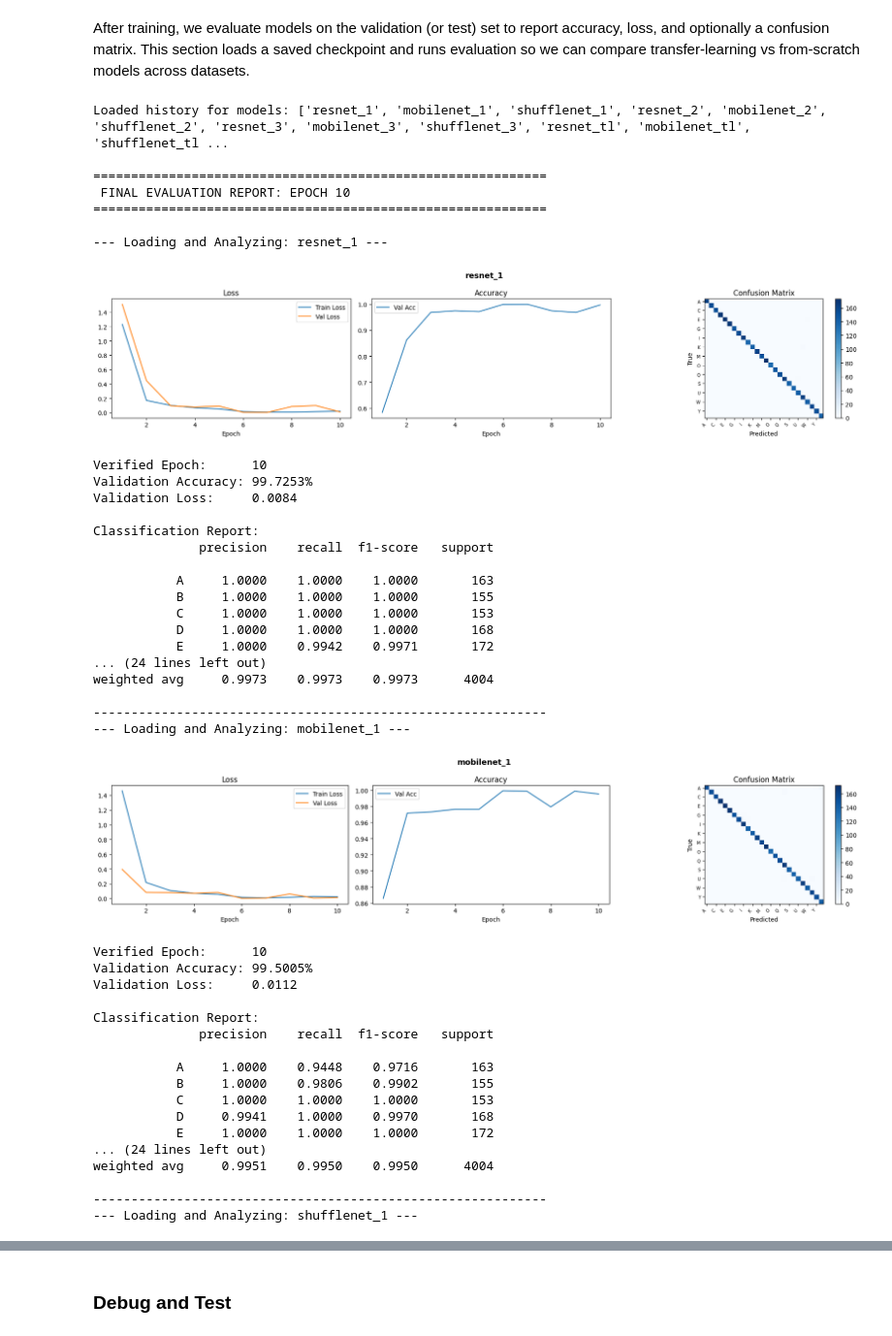
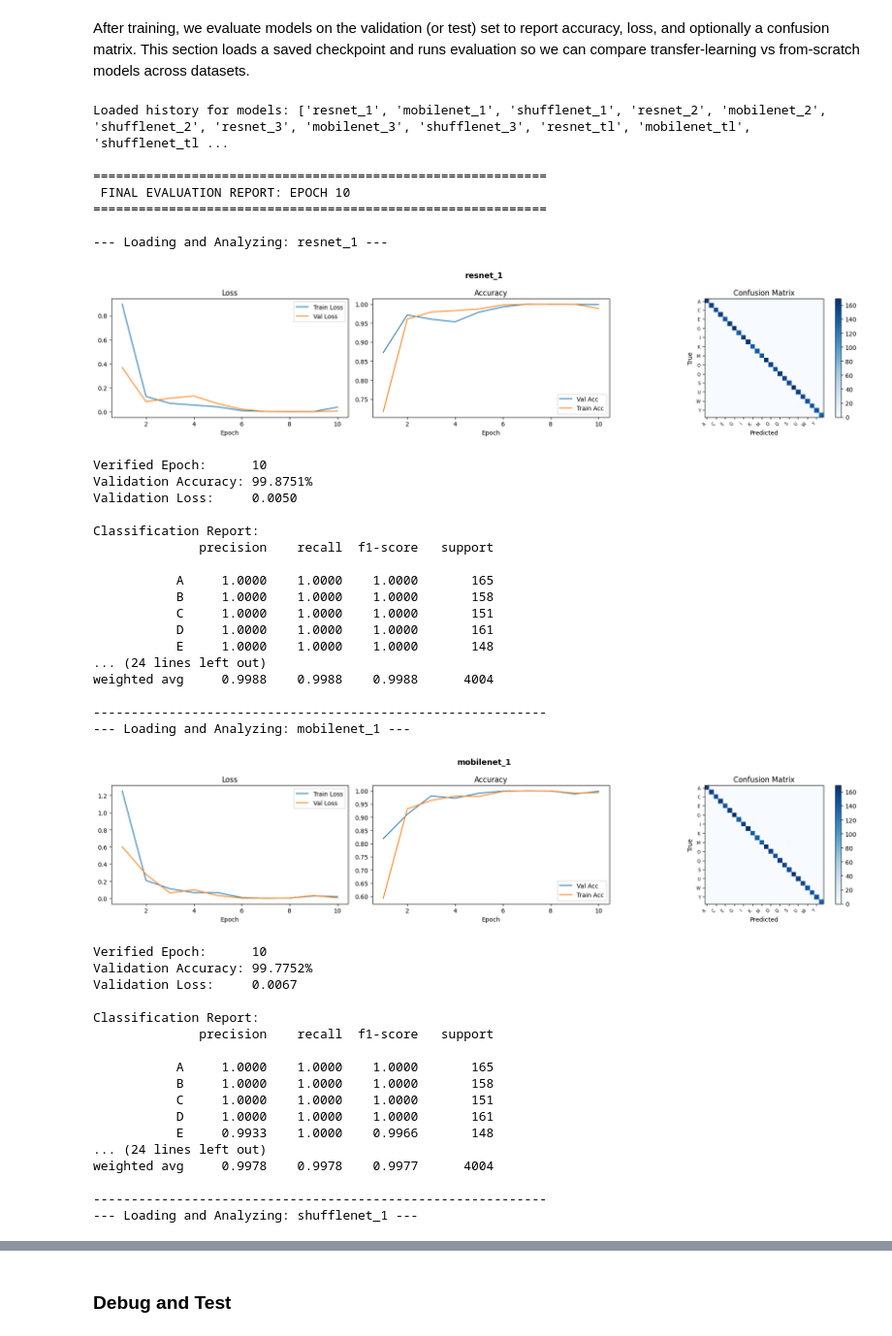
Before and after one commit to RealBJr/sign-language-classifier, a Jupyter notebook: model.ipynb, the cells around one changed output, grey strips where cells are left out. Shown at 97% size. Saved outputs shown, nothing was run; the diff lists cells and outputs as text; code cells hidden in the pictures.

```diff
--- a/model.ipynb
+++ b/model.ipynb
@@ -936,7 +918,7 @@ def replace_classifier(model, num_classes, dropout_p=0.0):
 # %%
 for name, model in models_dict.items():
     key = get_dataset_key(name)
-    models_dict[name] = replace_classifier(model, num_classes_map[key], dropout_p=0.4)
+    models_dict[name] = replace_classifier(model, num_classes_map[key])
 # %% [markdown]
 ### Debug and Test
 # %%
@@ -1106,16 +1088,15 @@ import json
 def train_one_epoch(name, model, train_loader, optimizer, scaler, use_amp):
     model.train()
     running_loss = 0.0
+    correct, total = 0, 0
 
     for images, labels in train_loader:
         images = images.to(device)
         labels = labels.to(device)
 
-        # Mixed precision forward pass
         with autocast("cuda", enabled=use_amp):
-            loss, _ = calculate_loss(model, images, labels, criterion)
+            loss, outputs = calculate_loss(model, images, labels, criterion)
 
-        # Backward + step
         if use_amp:
             scaler.scale(loss).backward()
             scaler.step(optimizer)
@@ -1127,8 +1108,11 @@ def train_one_epoch(name, model, train_loader, optimizer, scaler, use_amp):
             optimizer.zero_grad(set_to_none=True)
 
         running_loss += loss.item()
+        _, predicted = outputs.max(1)
+        correct += predicted.eq(labels).sum().item()
+        total += labels.size(0)
 
-    return running_loss / len(train_loader)
+    return running_loss / len(train_loader), correct / total
 
 def save_checkpoint(name, model, optimizer, epoch, path_dir="./checkpoints"):
     os.makedirs(path_dir, exist_ok=True)
@@ -1214,20 +1198,22 @@ def run_full_training(models_dict, optimizers, schedulers, dataset_loaders, crit
         else:
             print(f"Starting training for {name} from scratch")
 
-        history[name] = {"train_loss": [], "val_loss": [], "val_acc": []}
+        history[name] = {"train_loss": [], "train_acc": [], "val_loss": [], "val_acc": []}
 
         for epoch in range(start_epoch + 1, num_epochs + 1):
-            train_loss = train_one_epoch(name, model, train_loader, optimizer, scaler, use_amp)
+            train_loss, train_acc = train_one_epoch(name, model, train_loader, optimizer, scaler, use_amp)
             val_loss, val_acc = validate(model, val_loader, use_amp, criterion=criterion)
             scheduler.step()
 
             history[name]["train_loss"].append(train_loss)
+            history[name]["train_acc"].append(train_acc)
             history[name]["val_loss"].append(val_loss)
             history[name]["val_acc"].append(val_acc)
 
             print(
                 f"{name} | epoch {epoch}/{num_epochs} | "
-                f"train_loss={train_loss:.4f} | val_loss={val_loss:.4f} | val_acc={val_acc:.4f}"
+                f"train_loss={train_loss:.4f} | train_acc={train_acc:.4f} | "
+                f"val_loss={val_loss:.4f} | val_acc={val_acc:.4f}"
             )
 
         save_checkpoint(name, model, optimizer, num_epochs, path_dir=checkpoint_dir)
@@ -1235,6 +1221,6 @@ def run_full_training(models_dict, optimizers, schedulers, dataset_loaders, crit
 
     return history
 
-history = run_full_training(models_dict, optimizers, schedulers, dataset_loaders, criterion, checkpoint_dir="./checkpoints_dropout")
+history = run_full_training(models_dict, optimizers, schedulers, dataset_loaders, criterion, checkpoint_dir="./checkpoints_baseline")
 # %% [output]
 Starting training for resnet_1 from scratch
@@ -1412,6 +1381,8 @@ def load_and_report_all(models_dict, dataset_loaders, num_epochs, device,
             axes[0].legend()
 
             # Accuracy curve
+            if "train_acc" in h and h["train_acc"]:
+                axes[1].plot(epochs, h["train_acc"], label="Train Acc")
             axes[1].plot(epochs, h["val_acc"],   label="Val Acc")
             axes[1].set_title("Accuracy")
             axes[1].set_xlabel("Epoch")
@@ -1456,51 +1427,51 @@ def load_and_report_all(models_dict, dataset_loaders, num_epochs, device,
         print("\nFINAL SUMMARY TABLE:")
         print(df.to_string(index=False))
 # %%
-history = load_history("./checkpoints_dropout")
+history = load_history("./checkpoints_baseline")
 load_and_report_all(models_dict, dataset_loaders, 10, device,
-                    checkpoint_dir="./checkpoints_dropout",
+                    checkpoint_dir="./checkpoints_baseline",
                     history=history)
 # %% [output]
 Loaded history for models: ['resnet_1', 'mobilenet_1', 'shufflenet_1', 'resnet_2', 'mobilenet_2', 'shufflenet_2', 'resnet_3', 'mobilenet_3', 'shufflenet_3', 'resnet_tl', 'mobilenet_tl', 'shufflenet_tl ...
 
 ============================================================
  FINAL EVALUATION REPORT: EPOCH 10
 ============================================================
 
 --- Loading and Analyzing: resnet_1 ---
-[figure, old version]
+[figure, new version]
 Verified Epoch:      10
-Validation Accuracy: 99.7253%
-Validation Loss:     0.0084
+Validation Accuracy: 99.8751%
+Validation Loss:     0.0050
 
 Classification Report:
               precision    recall  f1-score   support
 
-           A     1.0000    1.0000    1.0000       163
-           B     1.0000    1.0000    1.0000       155
-           C     1.0000    1.0000    1.0000       153
-           D     1.0000    1.0000    1.0000       168
-           E     1.0000    0.9942    0.9971       172
+           A     1.0000    1.0000    1.0000       165
+           B     1.0000    1.0000    1.0000       158
+           C     1.0000    1.0000    1.0000       151
+           D     1.0000    1.0000    1.0000       161
+           E     1.0000    1.0000    1.0000       148
 ... (24 lines left out)
-weighted avg     0.9973    0.9973    0.9973      4004
+weighted avg     0.9988    0.9988    0.9988      4004
 
 ------------------------------------------------------------
 --- Loading and Analyzing: mobilenet_1 ---
-[figure, old version]
+[figure, new version]
 Verified Epoch:      10
-Validation Accuracy: 99.5005%
-Validation Loss:     0.0112
+Validation Accuracy: 99.7752%
+Validation Loss:     0.0067
 
 Classification Report:
               precision    recall  f1-score   support
 
-           A     1.0000    0.9448    0.9716       163
-           B     1.0000    0.9806    0.9902       155
-           C     1.0000    1.0000    1.0000       153
-           D     0.9941    1.0000    0.9970       168
-           E     1.0000    1.0000    1.0000       172
+           A     1.0000    1.0000    1.0000       165
+           B     1.0000    1.0000    1.0000       158
+           C     1.0000    1.0000    1.0000       151
+           D     1.0000    1.0000    1.0000       161
+           E     0.9933    1.0000    0.9966       148
 ... (24 lines left out)
-weighted avg     0.9951    0.9950    0.9950      4004
+weighted avg     0.9978    0.9978    0.9977      4004
 
 ------------------------------------------------------------
 --- Loading and Analyzing: shufflenet_1 ---
```
Also changed, not shown: parts of 24 cells of this notebook.
